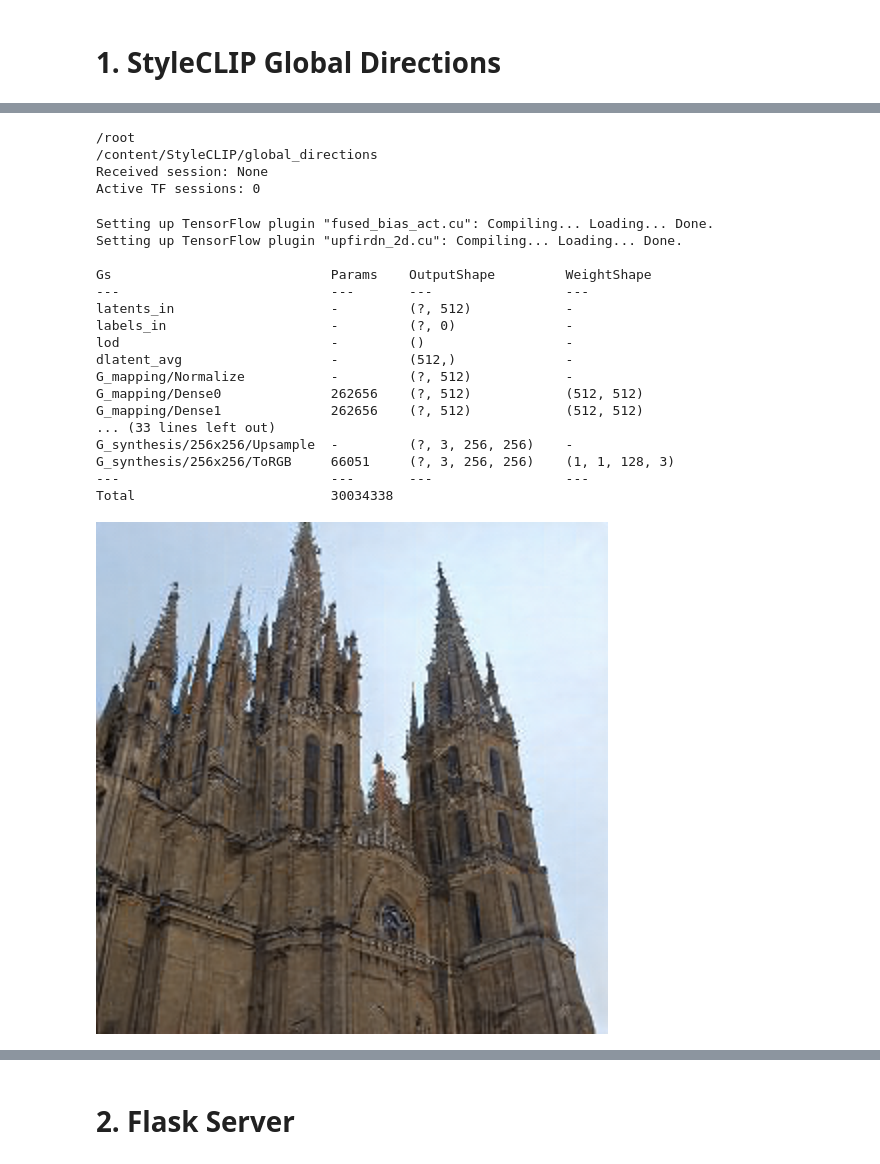
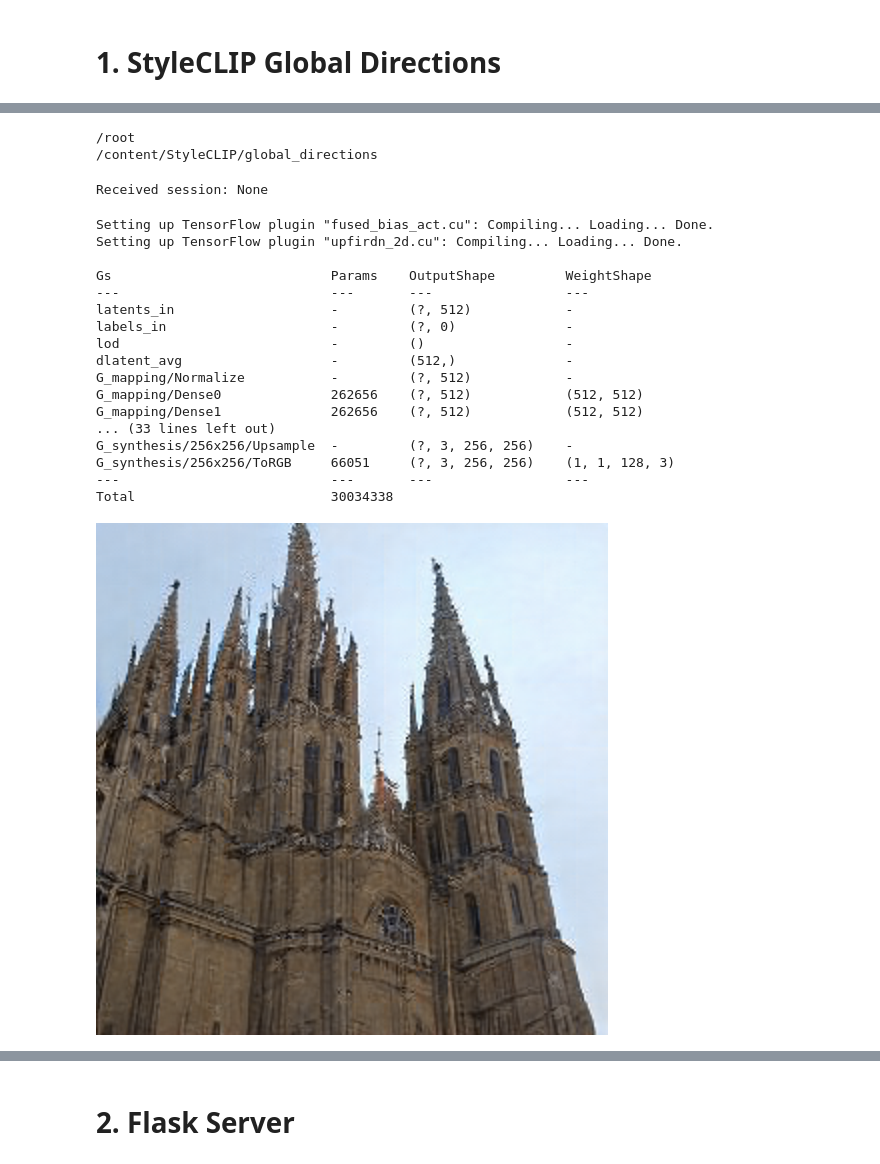
Before and after one commit to titusss/PixelAlchemist, a Jupyter notebook: PixelAlchemist.ipynb, the cells around one changed output, grey strips where cells are left out. Drawn from its saved outputs; the diff is of its cells as text; code cells hidden in the pictures.

Commit message:
Basic clean up. Fixed model loading system, image update, preset prompts.

```diff
--- a/PixelAlchemist.ipynb
+++ b/PixelAlchemist.ipynb
@@ -250,6 +272,5 @@ dataset_name='churches' #@param ['ffhq'] {allow-input: true}
 # %%
-#@title Set dataset
-
+#@title Dataset setup helper function
 % cd
 % cd /content/StyleCLIP/global_directions/
 
@@ -264,30 +285,19 @@ import copy
 import matplotlib.pyplot as plt
 from MapTS import GetFs,GetBoundary,GetDt
 from global_directions.manipulate import Manipulator
-tf.reset_default_graph()
-gc.collect()
 
 def load_model(name, sess):
   print('Received session:', sess)
   if sess is not None:
     sess.close()
   tf.reset_default_graph()
-  gc.collect()
-
-  print('Active TF sessions:', tf.InteractiveSession._active_session_count)
 
   device = "cuda" if torch.cuda.is_available() else "cpu"
   model, preprocess = clip.load("ViT-B/32", device=device)
-  # input prepare data
-  # !python GetCode.py --dataset_name $dataset_name --code_type 'w'
-  # !python GetCode.py --dataset_name $dataset_name --code_type 's'
-  # !python GetCode.py --dataset_name $dataset_name --code_type 's_mean_std'
 
   M=Manipulator(dataset_name=name)
   fs3=np.load('./npy/'+name+'/fs3.npy')
   np.set_printoptions(suppress=True)
-
-  # img_index =  1995#@param {type:"number"}
 
   img_indexs=[img_index]
   dlatent_tmp=[tmp[img_indexs] for tmp in M.dlatents]
@@ -299,43 +309,18 @@ def load_model(name, sess):
   original=Image.fromarray(out[0,0]).resize((512,512))
   M.manipulate_layers=None
 
-  gc.collect()
-
-  global active_dataset
   active_dataset = {
       'M': M,
       'fs3': fs3,
       'dlatent_tmp': dlatent_tmp,
       'model': model,
-      'original': original
+      'original': original,
+      'neutral': datasets[name]['neutral']
   }
-  active_dataset['neutral'] = datasets[dataset_name]['neutral']
+  if 'default_targets' in datasets[name]:
+    active_dataset['default_targets'] = datasets[name]['default_targets']
 
-load_model(dataset_name, None)
+  return active_dataset
 # %% [output]
 /root
 /content/StyleCLIP/global_directions
-Received session: None
-Active TF sessions: 0
-Setting up TensorFlow plugin "fused_bias_act.cu": Compiling... Loading... Done.
-Setting up TensorFlow plugin "upfirdn_2d.cu": Compiling... Loading... Done.
-
-Gs                            Params    OutputShape         WeightShape
----                           ---       ---                 ---
-latents_in                    -         (?, 512)            -
-labels_in                     -         (?, 0)              -
-lod                           -         ()                  -
-dlatent_avg                   -         (512,)              -
-G_mapping/Normalize           -         (?, 512)            -
-G_mapping/Dense0              262656    (?, 512)            (512, 512)
-G_mapping/Dense1              262656    (?, 512)            (512, 512)
-... (33 lines left out)
-G_synthesis/256x256/Upsample  -         (?, 3, 256, 256)    -
-G_synthesis/256x256/ToRGB     66051     (?, 3, 256, 256)    (1, 1, 128, 3)
----                           ---       ---                 ---
-Total                         30034338
-# %%
-original = active_dataset['original']
-original
-# %% [output]
-[figure, removed]
@@ -345,3 +327,28 @@ parameter_amount =   1#@param {type:"integer", min: 1}
+# %%
+#@title Check output of active GAN model
+#@markdown ETA: 1-3 minutes
+active_dataset = load_model(dataset_name, None)
+active_dataset['original']
+# %% [output]
+Received session: None
+Setting up TensorFlow plugin "fused_bias_act.cu": Compiling... Loading... Done.
+Setting up TensorFlow plugin "upfirdn_2d.cu": Compiling... Loading... Done.
+
+Gs                            Params    OutputShape         WeightShape
+---                           ---       ---                 ---
+latents_in                    -         (?, 512)            -
+labels_in                     -         (?, 0)              -
+lod                           -         ()                  -
+dlatent_avg                   -         (512,)              -
+G_mapping/Normalize           -         (?, 512)            -
+G_mapping/Dense0              262656    (?, 512)            (512, 512)
+G_mapping/Dense1              262656    (?, 512)            (512, 512)
+... (33 lines left out)
+G_synthesis/256x256/Upsample  -         (?, 3, 256, 256)    -
+G_synthesis/256x256/ToRGB     66051     (?, 3, 256, 256)    (1, 1, 128, 3)
+---                           ---       ---                 ---
+Total                         30034338
+[figure, added]
 # %%
 #@title Helper functions and default setup
 from io import BytesIO
```
Also changed, not shown: parts of 15 cells of this notebook.
